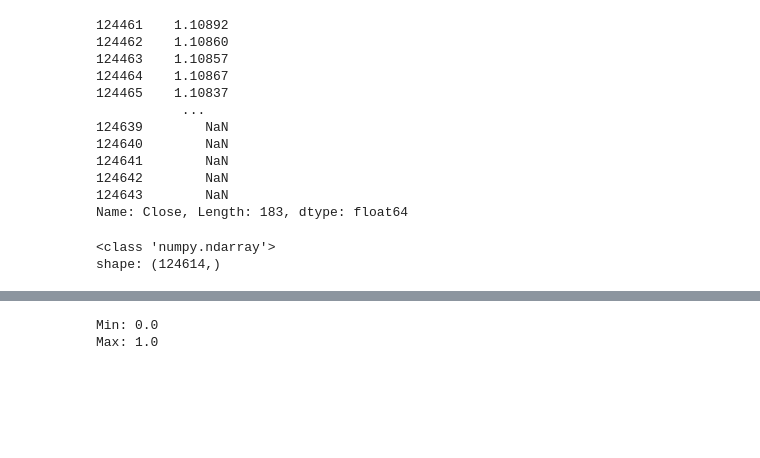
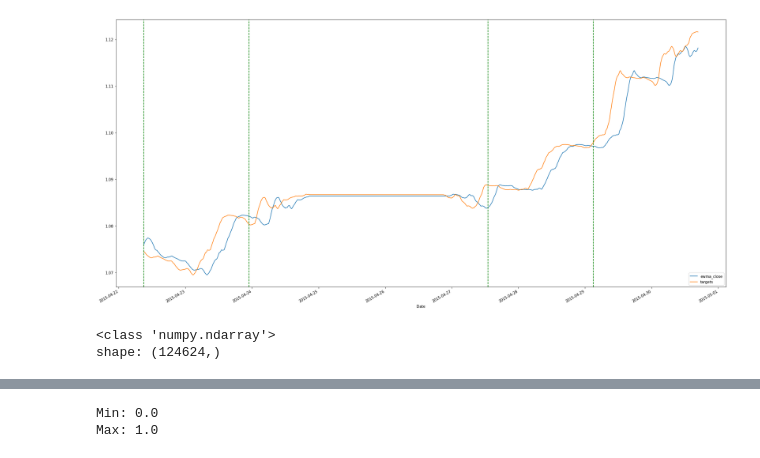
Before and after one commit to aerfio/magisterka, a Jupyter notebook: gru-test.ipynb, the cells around one changed output, grey strips where cells are left out. Drawn from its saved outputs; the diff is of its cells as text; code cells hidden in the pictures; blank space fills up the shorter version.

```diff
--- a/gru-test.ipynb
+++ b/gru-test.ipynb
@@ -70,5 +68,5 @@ Name: Close, Length: 124644, dtype: float64
 # %%
-
-df_targets=df[TARGET_VALUE].shift(-shift_steps) # yeah, that minus there is realllyyyy important
+df["targets"]=df["ewma_close"].shift(-shift_steps) # yeah, that minus there is realllyyyy important
+df.drop(columns=["Close"], inplace=True)
 print(df_targets)
 # %% [output]
@@ -100,25 +86,19 @@ ax.legend(["future "+TARGET_VALUE, TARGET_VALUE])
-# %%
-df_targets.tail(OUTPUT_LEN+3)
-# %% [output]
-124461    1.10892
-124462    1.10860
-124463    1.10857
-124464    1.10867
-124465    1.10837
-           ...
-124639        NaN
-124640        NaN
-124641        NaN
-124642        NaN
-124643        NaN
-Name: Close, Length: 183, dtype: float64
+# %%
+offset=6000
+period_num=4
+ax=df[offset:offset+period_num*look_back].plot(figsize=(30,15))
+for i in range(period_num):
+    ax.axvline(df.index[offset+i*look_back], color="green", linestyle="--")
+# %% [output]
+[figure, added]
 # %%
-x_data=df[TARGET_VALUE].values[0:-shift_steps]
+df_targets=df["ewma_close"]
+x_data=df["targets"].values[0:-shift_steps]
 print(type(x_data))
 print("shape:", x_data.shape)
 # %% [output]
 <class 'numpy.ndarray'>
-shape: (124614,)
+shape: (124624,)
 # %%
 y_data=df_targets.values[0:-shift_steps]
 print(type(y_data))
```
Also changed, not shown: parts of 55 cells of this notebook, 1 other file.
